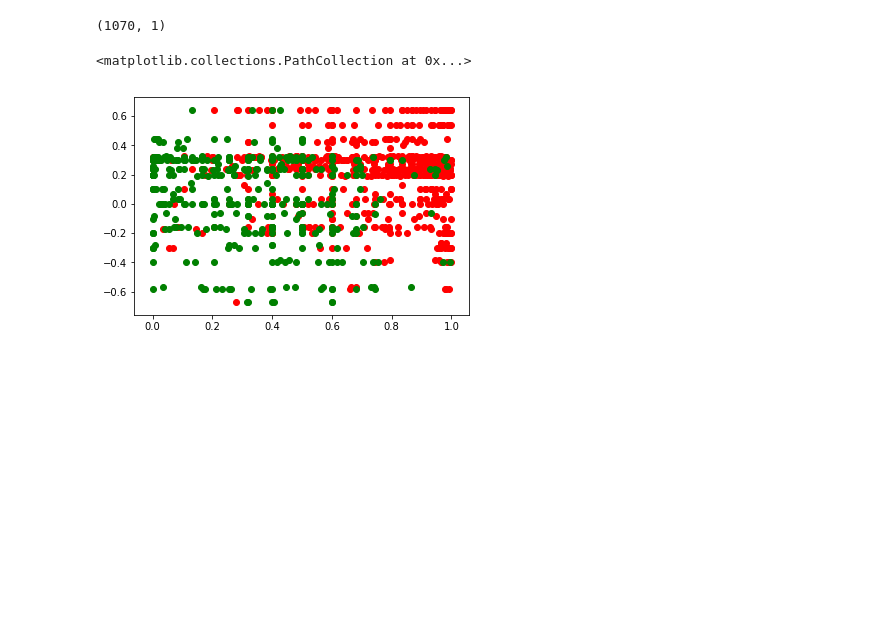
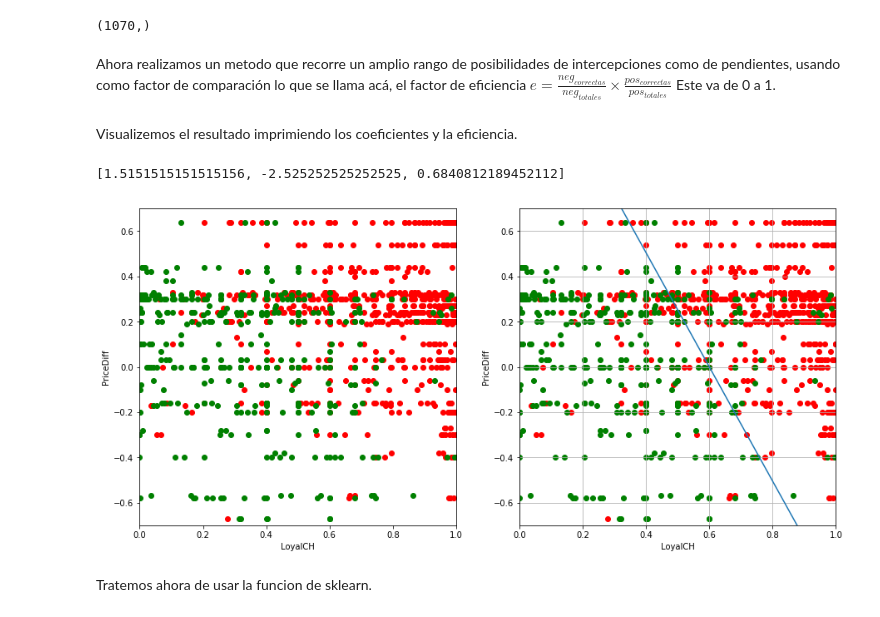
Before and after one commit to YvanDavidHerChar/MetodosComputacionalesAvanzados, a Jupyter notebook: RecetasYvanescas/Semana11-1.ipynb, the cells around one changed output. Saved outputs shown, nothing was run; the diff lists cells and outputs as text; code cells hidden in the pictures; blank space fills up the shorter version.

```diff
--- a/RecetasYvanescas/Semana11-1.ipynb
+++ b/RecetasYvanescas/Semana11-1.ipynb
@@ -19,11 +11,12 @@ from sklearn.svm import LinearSVC
 data = pd.read_csv('OJ.csv')
 data = data.dropna()
 data = data.drop("Unnamed: 0",axis=1)
-X1 = np.array(data[['LoyalCH']])
-X2 = np.array(data[['PriceDiff']])
+X = np.array(data[['LoyalCH','PriceDiff']])
 Y1 = np.array(data['Purchase'])
 Y1[Y1=='CH'] = 0
 Y1[Y1=='MM'] = 1
+X1 = X[:,0]
+X2 = X[:,1]
 Y_N= Y1[Y1==0]
 Y_S= Y1[Y1==1]
 X1_N = X1[Y1==0]
@@ -35,13 +28,10 @@ X2_S = X2[Y1==1]
 Y1.dtype
 print(np.shape(X1))
 # %% [output]
-(1070, 1)
+(1070,)
-# %%
-plt.scatter(X1[Y1==0], X2[Y1==0], c='r')
-plt.scatter(X1[Y1==1], X2[Y1==1], c='g')
-# %% [output]
-<matplotlib.collections.PathCollection at 0x...>
-[figure, removed]
+# %% [markdown]
+Ahora realizamos un metodo que recorre un amplio rango de posibilidades de intercepciones como de pendientes,
+usando como factor de comparación lo que se llama acá, el factor de eficiencia $e=\frac{neg_{correctas}}{neg_{totales}} \times \frac{pos_{correctas}}{pos_{totales}}$  Este va de 0 a 1.
 # %%
 intersecciones = np.linspace(-10,10,100)
 pendientes = np.linspace(-10,10,100)
@@ -63,3 +53,35 @@ for i in intersecciones:
         eficiencias.append(estaEficiencia)
         if max(eficiencias)==estaEficiencia:
             trios.append([i,j,estaEficiencia])
+# %% [markdown]
+Visualizemos el resultado imprimiendo los coeficientes y la eficiencia.
+# %%
+interseccion = trios[-1][0]
+pendiente = trios[-1][1]
+x = np.linspace(0,1,100)
+recta = interseccion + x*pendiente
+plt.figure(figsize=(15,7))
+
+plt.subplot(121)
+_ = plt.scatter(X1[Y1==0], X2[Y1==0], c='r')
+_ = plt.scatter(X1[Y1==1], X2[Y1==1], c='g')
+_ = plt.ylim((-0.7,0.7))
+_ = plt.xlim((0,1))
+_ = plt.xlabel('LoyalCH')
+_ = plt.ylabel('PriceDiff')
+
+plt.subplot(122)
+_ = plt.scatter(X1[Y1==0], X2[Y1==0], c='r')
+_ = plt.scatter(X1[Y1==1], X2[Y1==1], c='g')
+_ = plt.plot(x,recta)
+_ = plt.ylim((-0.7,0.7))
+_ = plt.xlim((0,1))
+_ = plt.xlabel('LoyalCH')
+_ = plt.ylabel('PriceDiff')
+_ = plt.grid(alpha=1,linestyle='-')
+print(trios[-1])
+# %% [output]
+[1.5151515151515156, -2.525252525252525, 0.6840812189452112]
+[figure, added]
+# %% [markdown]
+Tratemos ahora de usar la funcion de sklearn.
```
Also changed, not shown: parts of 7 cells of this notebook.
